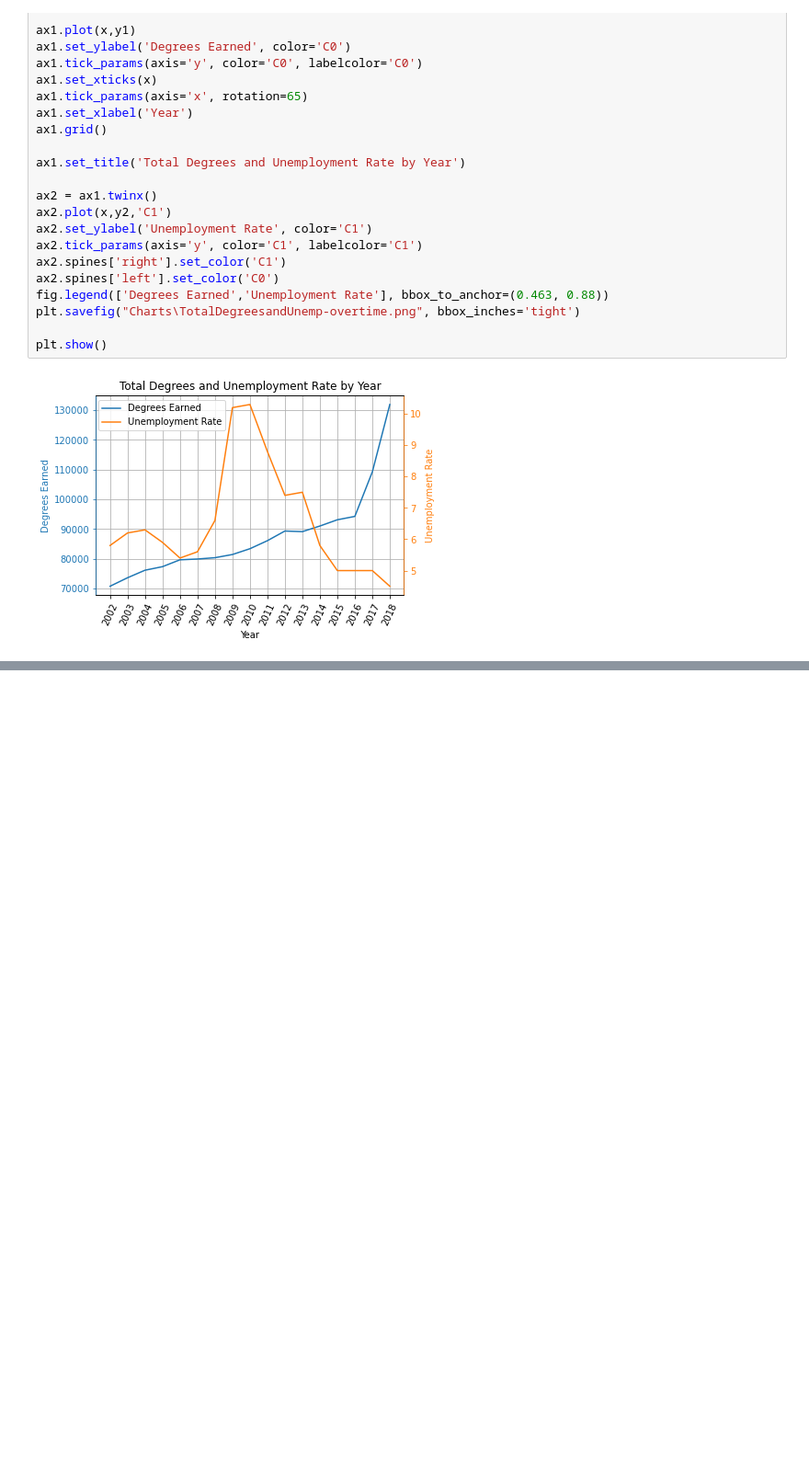
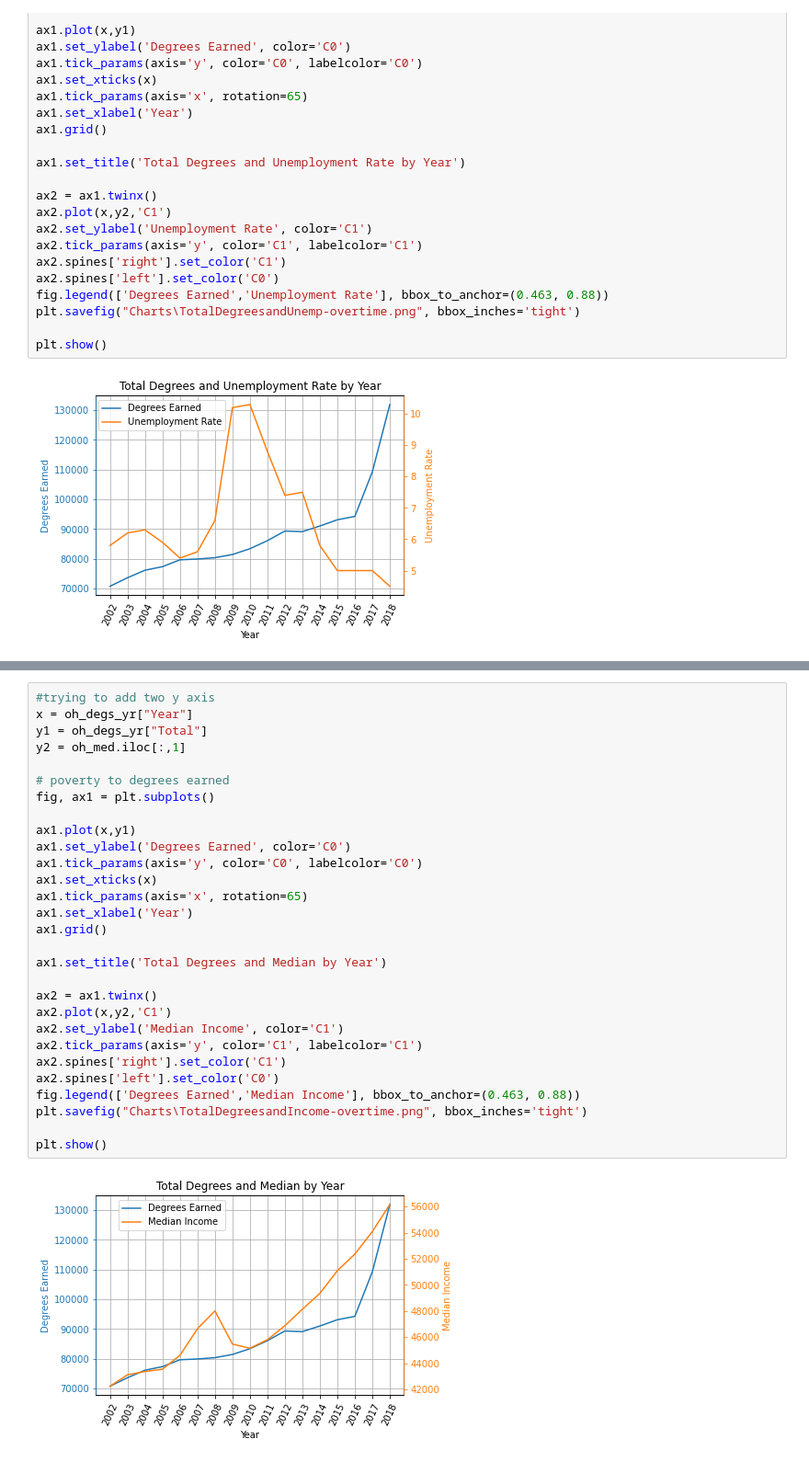
Before and after one commit to AntwonS116/Project-Ohio-College-Analysis, a Jupyter notebook: data.ipynb, the cells around one changed output, grey strips where cells are left out. Shown at 92% size. Saved outputs shown, nothing was run; the diff lists cells and outputs as text; blank space fills up the shorter version.

```diff
--- a/data.ipynb
+++ b/data.ipynb
@@ -742,0 +749,31 @@ plt.show()
+# %%
+#trying to add two y axis
+x = oh_degs_yr["Year"]
+y1 = oh_degs_yr["Total"]
+y2 = oh_med.iloc[:,1]
+
+# poverty to degrees earned
+fig, ax1 = plt.subplots()
+
+ax1.plot(x,y1)
+ax1.set_ylabel('Degrees Earned', color='C0')
+ax1.tick_params(axis='y', color='C0', labelcolor='C0')
+ax1.set_xticks(x)
+ax1.tick_params(axis='x', rotation=65)
+ax1.set_xlabel('Year')
+ax1.grid()
+
+ax1.set_title('Total Degrees and Median by Year')
+
+ax2 = ax1.twinx()
+ax2.plot(x,y2,'C1')
+ax2.set_ylabel('Median Income', color='C1')
+ax2.tick_params(axis='y', color='C1', labelcolor='C1')
+ax2.spines['right'].set_color('C1')
+ax2.spines['left'].set_color('C0')
+fig.legend(['Degrees Earned','Median Income'], bbox_to_anchor=(0.463, 0.88))
+plt.savefig("Charts\TotalDegreesandIncome-overtime.png", bbox_inches='tight')
+
+plt.show()
+# %% [output]
+[figure, added]
```
Also changed, not shown: parts of 2 cells of this notebook.
